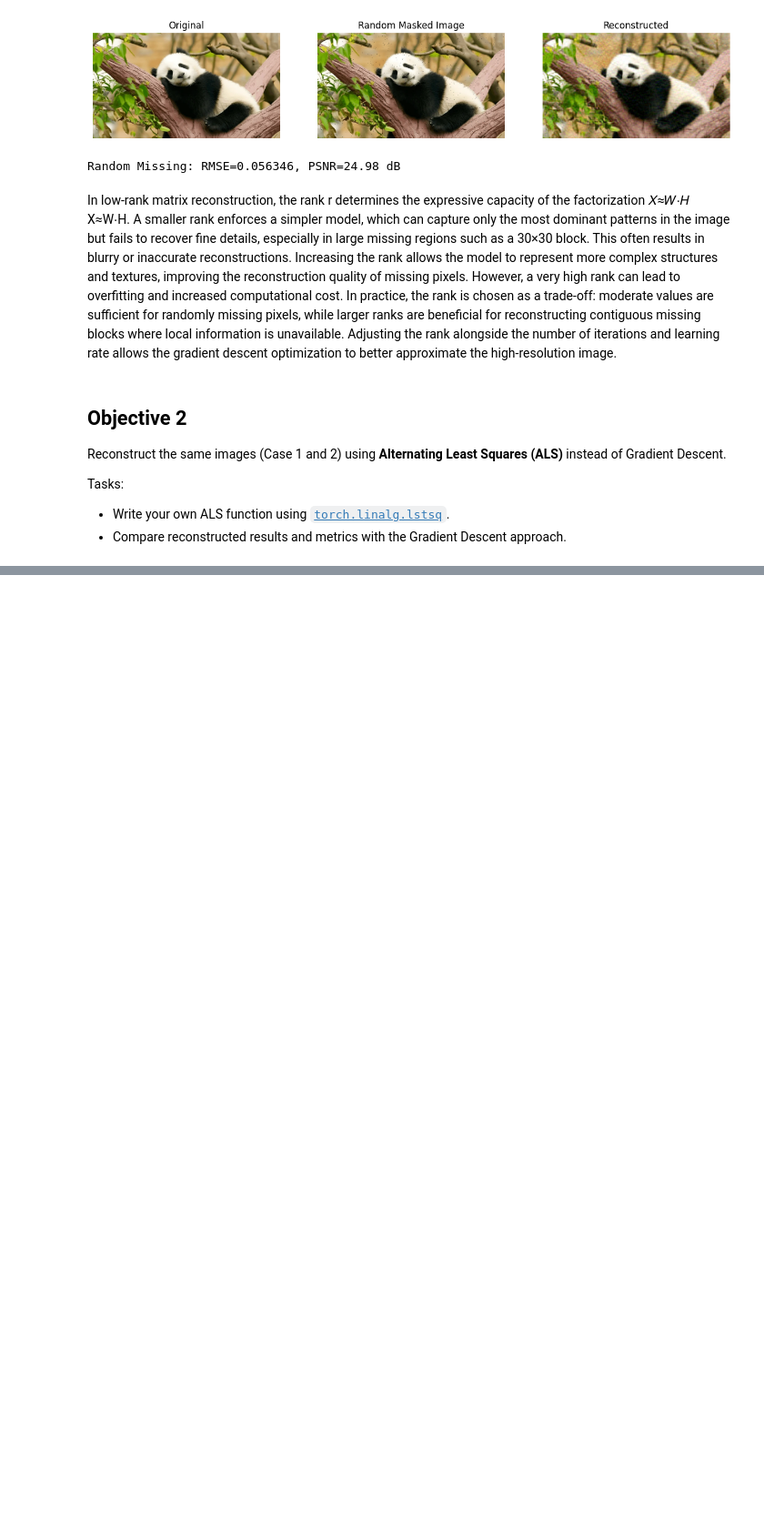
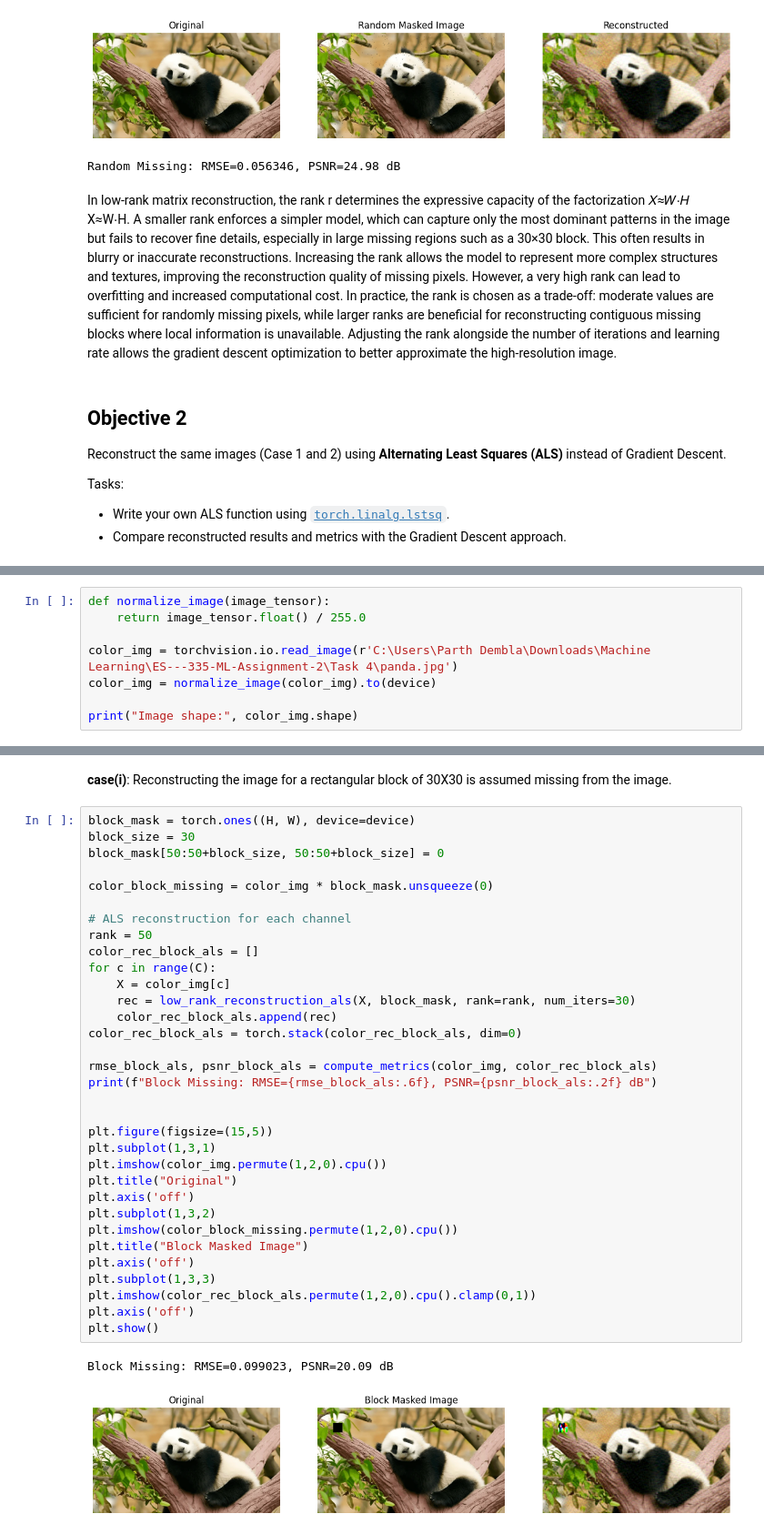
Before and after one commit to HarshJamgaonkar05/ES---335-ML-Assignment-2, a Jupyter notebook: Task 4/Image-Reconstruction.ipynb, the cells around one changed output, grey strips where cells are left out. Shown at 91% size. Drawn from its saved outputs; the diff is of its cells as text; blank space fills up the shorter version.

Commit message:
Implemented the ALS algorithm for reconstruction

```diff
--- a/Task 4/Image-Reconstruction.ipynb
+++ b/Task 4/Image-Reconstruction.ipynb
@@ -395,0 +398,8 @@ Tasks:
+# %%
+def normalize_image(image_tensor):
+    return image_tensor.float() / 255.0
+
+color_img = torchvision.io.read_image(r'C:\Users\Parth Dembla\Downloads\Machine Learning\ES---335-ML-Assignment-2\Task 4\panda.jpg')
+color_img = normalize_image(color_img).to(device)
+
+print("Image shape:", color_img.shape)
@@ -395,0 +449,38 @@ Tasks:
+# %% [markdown]
+**case(i)**: Reconstructing the image for a rectangular block of 30X30 is assumed missing from the image.
+# %%
+block_mask = torch.ones((H, W), device=device)
+block_size = 30
+block_mask[50:50+block_size, 50:50+block_size] = 0
+
+color_block_missing = color_img * block_mask.unsqueeze(0)
+
+# ALS reconstruction for each channel
+rank = 50
+color_rec_block_als = []
+for c in range(C):
+    X = color_img[c]
+    rec = low_rank_reconstruction_als(X, block_mask, rank=rank, num_iters=30)
+    color_rec_block_als.append(rec)
+color_rec_block_als = torch.stack(color_rec_block_als, dim=0)
+
+rmse_block_als, psnr_block_als = compute_metrics(color_img, color_rec_block_als)
+print(f"Block Missing: RMSE={rmse_block_als:.6f}, PSNR={psnr_block_als:.2f} dB")
+
+
+plt.figure(figsize=(15,5))
+plt.subplot(1,3,1)
+plt.imshow(color_img.permute(1,2,0).cpu())
+plt.title("Original")
+plt.axis('off')
+plt.subplot(1,3,2)
+plt.imshow(color_block_missing.permute(1,2,0).cpu())
+plt.title("Block Masked Image")
+plt.axis('off')
+plt.subplot(1,3,3)
+plt.imshow(color_rec_block_als.permute(1,2,0).cpu().clamp(0,1))
+plt.axis('off')
+plt.show()
+# %% [output]
+Block Missing: RMSE=0.099023, PSNR=20.09 dB
+[figure, added]
```
Also changed, not shown: parts of 7 cells of this notebook.
